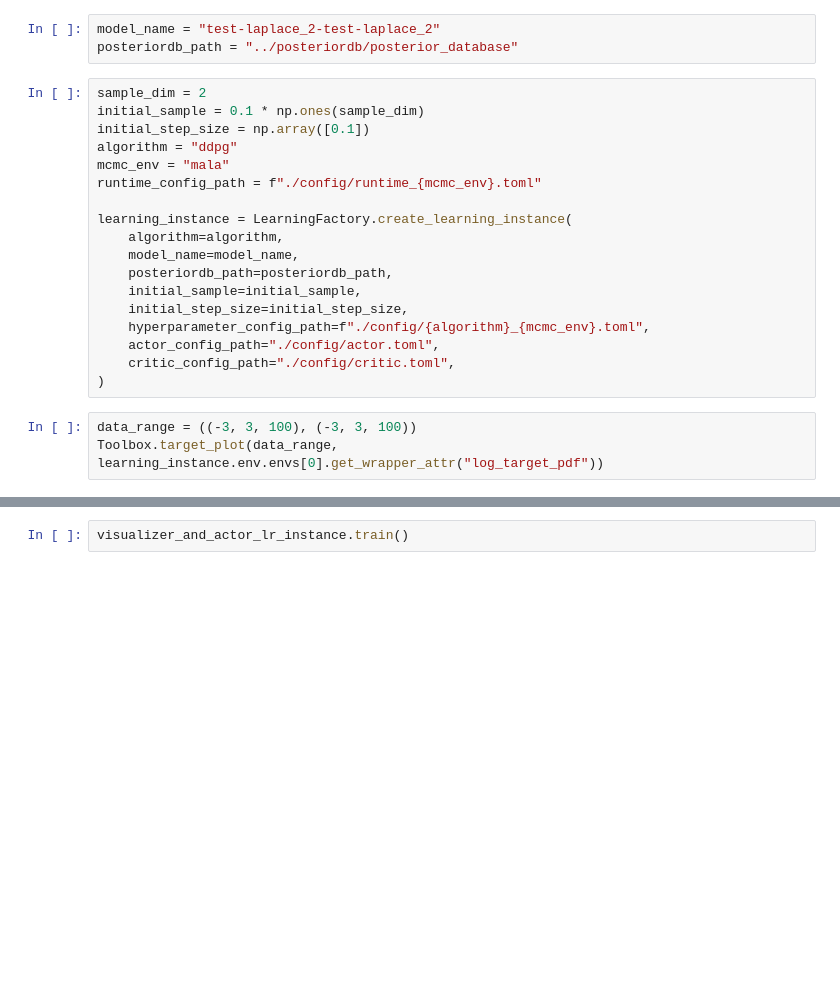
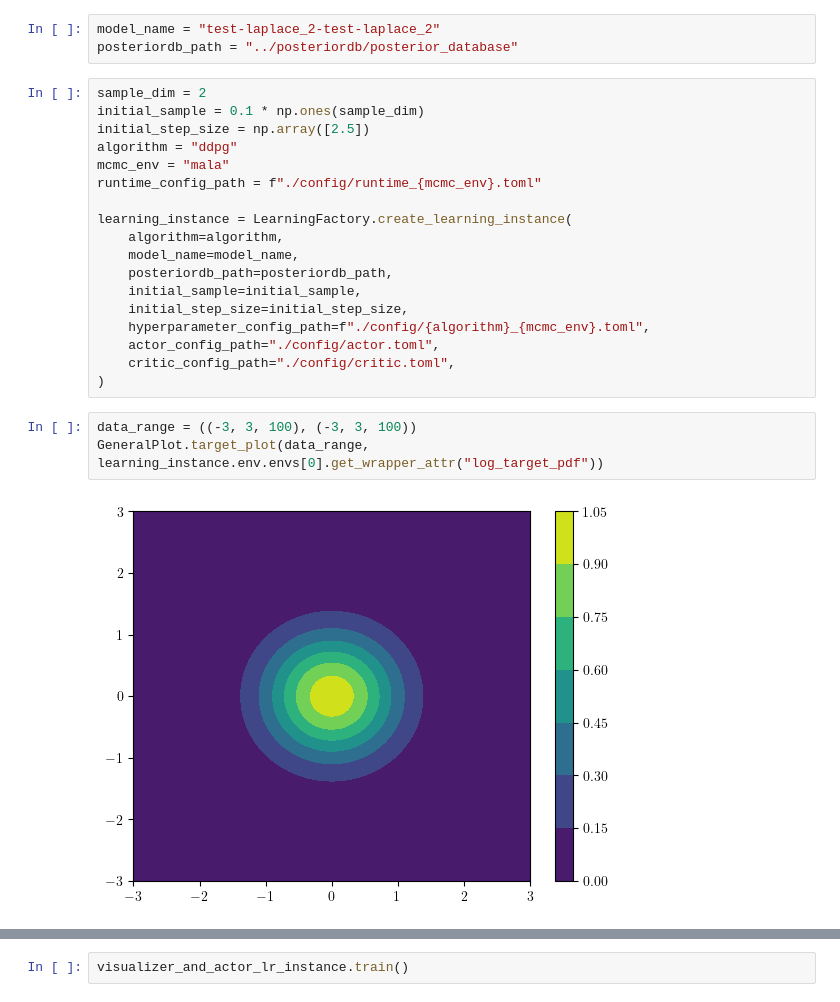
Before and after one commit to congyewang/Harnessing-the-Power-of-Reinforcement-Learning-for-Adaptive-MCMC, a Jupyter notebook: experiments/laplace_2/laplace_2_flex_mala.ipynb, the cells around one changed output, grey strips where cells are left out. Cells and saved outputs as stored; diff of their text form; blank space fills up the shorter version.

```diff
--- a/experiments/laplace_2/laplace_2_flex_mala.ipynb
+++ b/experiments/laplace_2/laplace_2_flex_mala.ipynb
@@ -18,7 +18,7 @@ posteriordb_path = "../posteriordb/posterior_database"
 # %%
 sample_dim = 2
 initial_sample = 0.1 * np.ones(sample_dim)
-initial_step_size = np.array([0.1])
+initial_step_size = np.array([2.5])
 algorithm = "ddpg"
 mcmc_env = "mala"
 runtime_config_path = f"./config/runtime_{mcmc_env}.toml"
@@ -35,7 +35,9 @@ learning_instance = LearningFactory.create_learning_instance(
 )
 # %%
 data_range = ((-3, 3, 100), (-3, 3, 100))
-Toolbox.target_plot(data_range, learning_instance.env.envs[0].get_wrapper_attr("log_target_pdf"))
+GeneralPlot.target_plot(data_range, learning_instance.env.envs[0].get_wrapper_attr("log_target_pdf"))
+# %% [output]
+[figure, added]
 # %%
 x_range = (-3, 3, 0.1)
 y_range = (-3, 3, 0.1)
```
Also changed, not shown: parts of 16 cells of this notebook, 2 other files.
